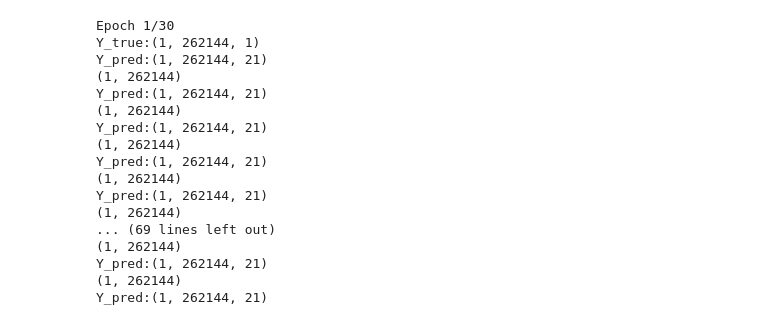
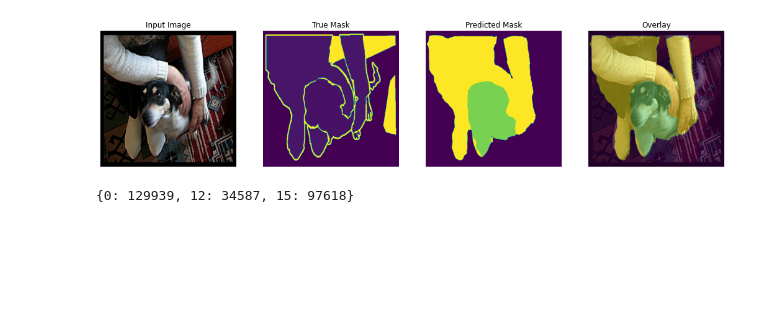
Before and after one commit to nicoloalbergoni/DeepLabV3Plus-Augmented-SuperResolution, a Jupyter notebook: colab_notebook.ipynb, the cells around one changed output. Drawn from its saved outputs; the diff is of its cells as text; code cells hidden in the pictures; blank space fills up the shorter version.

Commit message:
Add normalization in data_loader, Small refactor

```diff
--- a/colab_notebook.ipynb
+++ b/colab_notebook.ipynb
@@ -91,3 +93,13 @@ print(dict(zip(values, count)))
+# %%
+prediction = model.predict(sample_image[tf.newaxis, ...])
+prediction = tf.reshape(prediction, (*IMG_SIZE, CLASSES))
+mask = create_mask(prediction)
+plot_prediction([sample_image, sample_mask, mask], only_prediction=False, show_overlay=True)
+values, count = np.unique(mask, return_counts=True)
+print(dict(zip(values, count)))
+# %% [output]
+[figure, added]
+{0: 129939, 12: 34587, 15: 97618}
 # %%
 losses = sparse_crossentropy_ignoring_last_label
 metrics = [Jaccard, sparse_accuracy_ignoring_last_label]
@@ -110,24 +122,6 @@ callbacks = [
         'best_model_unet.h5', verbose=1, save_best_only=True, save_weights_only=True)
 ]
 
-model_history = model.fit(train_generator, epochs=EPOCHS,
-                          validation_data=val_generator,
-                          callbacks=callbacks)
+# model_history = model.fit(train_generator, epochs=EPOCHS,
+#                           validation_data=val_generator,
+#                           callbacks=callbacks)
-# %% [output]
-Epoch 1/30
-Y_true:(1, 262144, 1)
-Y_pred:(1, 262144, 21)
-(1, 262144)
-Y_pred:(1, 262144, 21)
-(1, 262144)
-Y_pred:(1, 262144, 21)
-(1, 262144)
-Y_pred:(1, 262144, 21)
-(1, 262144)
-Y_pred:(1, 262144, 21)
-(1, 262144)
-... (69 lines left out)
-(1, 262144)
-Y_pred:(1, 262144, 21)
-(1, 262144)
-Y_pred:(1, 262144, 21)
```
Also changed, not shown: parts of 4 cells of this notebook, 4 other files.
